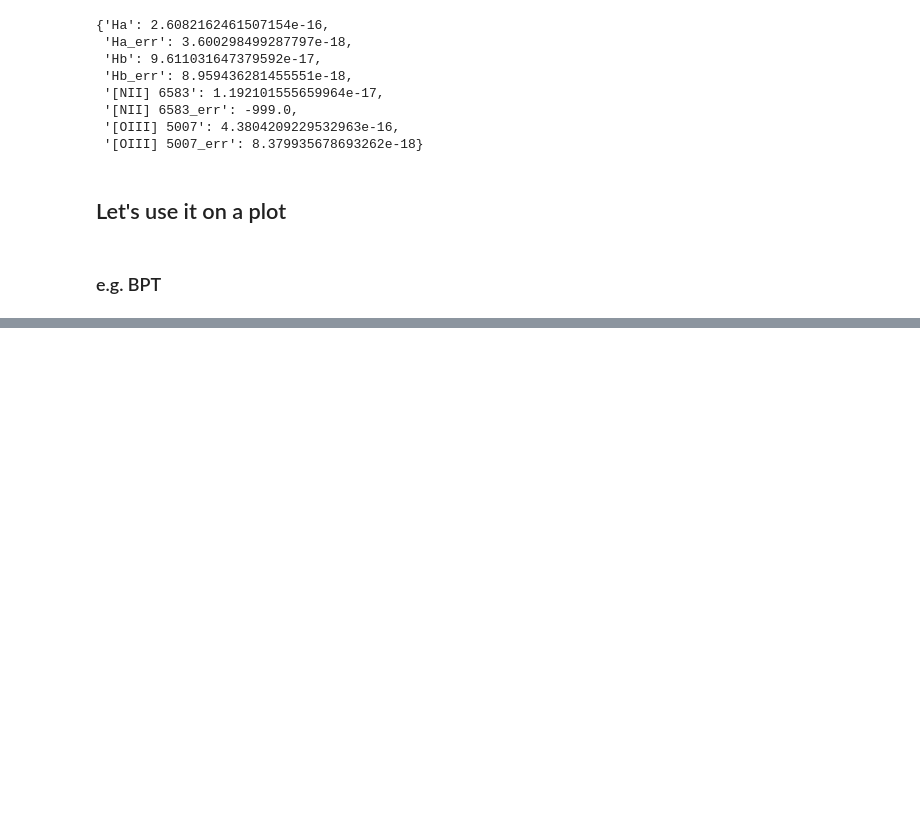
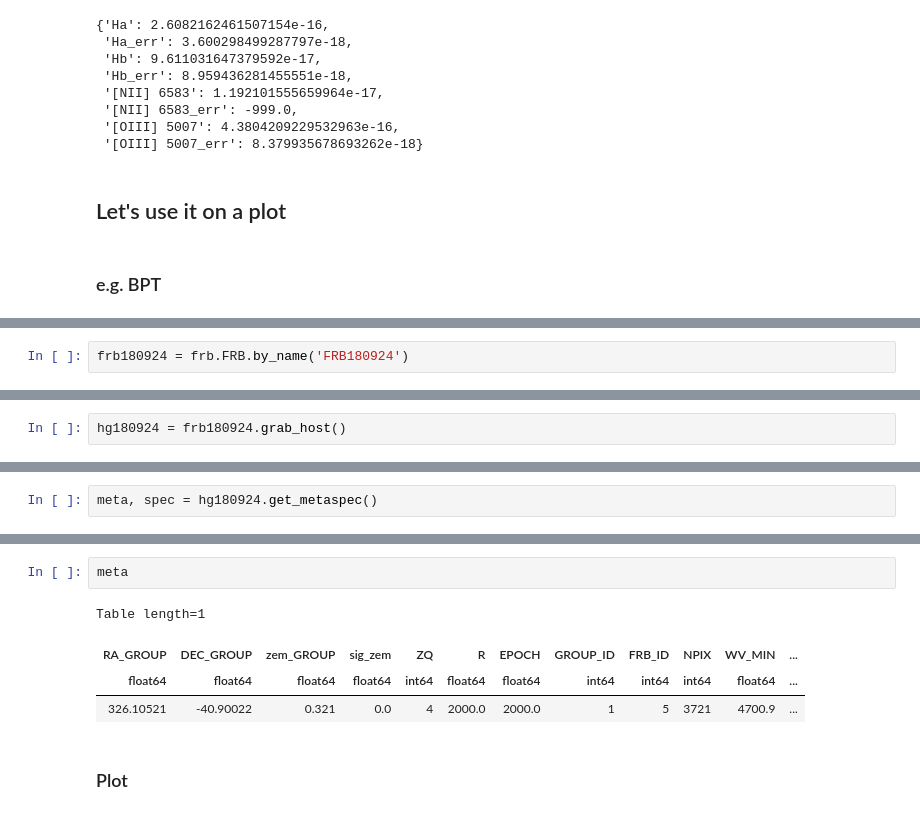
Before and after one commit to FRBs/FRB, a Jupyter notebook: docs/nb/FRB_Galaxies.ipynb, the cells around one changed output, grey strips where cells are left out. Cells and saved outputs as stored; diff of their text form; blank space fills up the shorter version.

```diff
--- a/docs/nb/FRB_Galaxies.ipynb
+++ b/docs/nb/FRB_Galaxies.ipynb
@@ -78,0 +84,2 @@ plt.show()
+# %%
+frb180924 = frb.FRB.by_name('FRB180924')
@@ -78,0 +88,2 @@ plt.show()
+# %%
+hg180924 = frb180924.grab_host()
@@ -78,0 +92,2 @@ plt.show()
+# %%
+meta, spec = hg180924.get_metaspec()
@@ -78,0 +104,9 @@ plt.show()
+# %%
+meta
+# %% [output]
+Table length=1
+| RA_GROUP | DEC_GROUP | zem_GROUP | sig_zem | ZQ | R | EPOCH | GROUP_ID | FRB_ID | NPIX | WV_MIN | ... |
+| float64 | float64 | float64 | float64 | int64 | float64 | float64 | int64 | int64 | int64 | float64 | ... |
+| 326.10521 | -40.90022 | 0.321 | 0.0 | 4 | 2000.0 | 2000.0 | 1 | 5 | 3721 | 4700.9 | ... |
+# %% [markdown]
+### Plot
```
Also changed, not shown: parts of 7 cells of this notebook, 1 other file.
